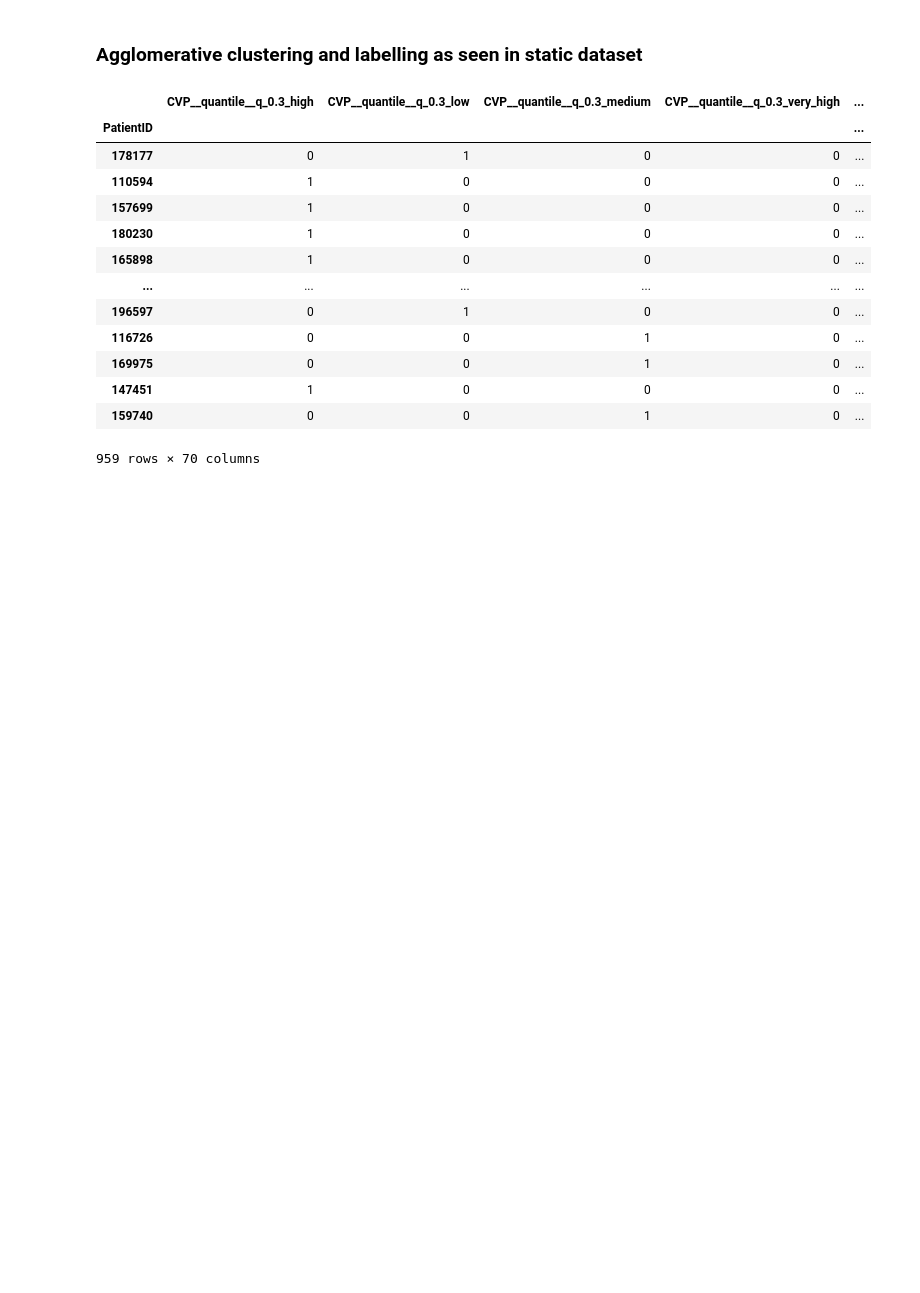
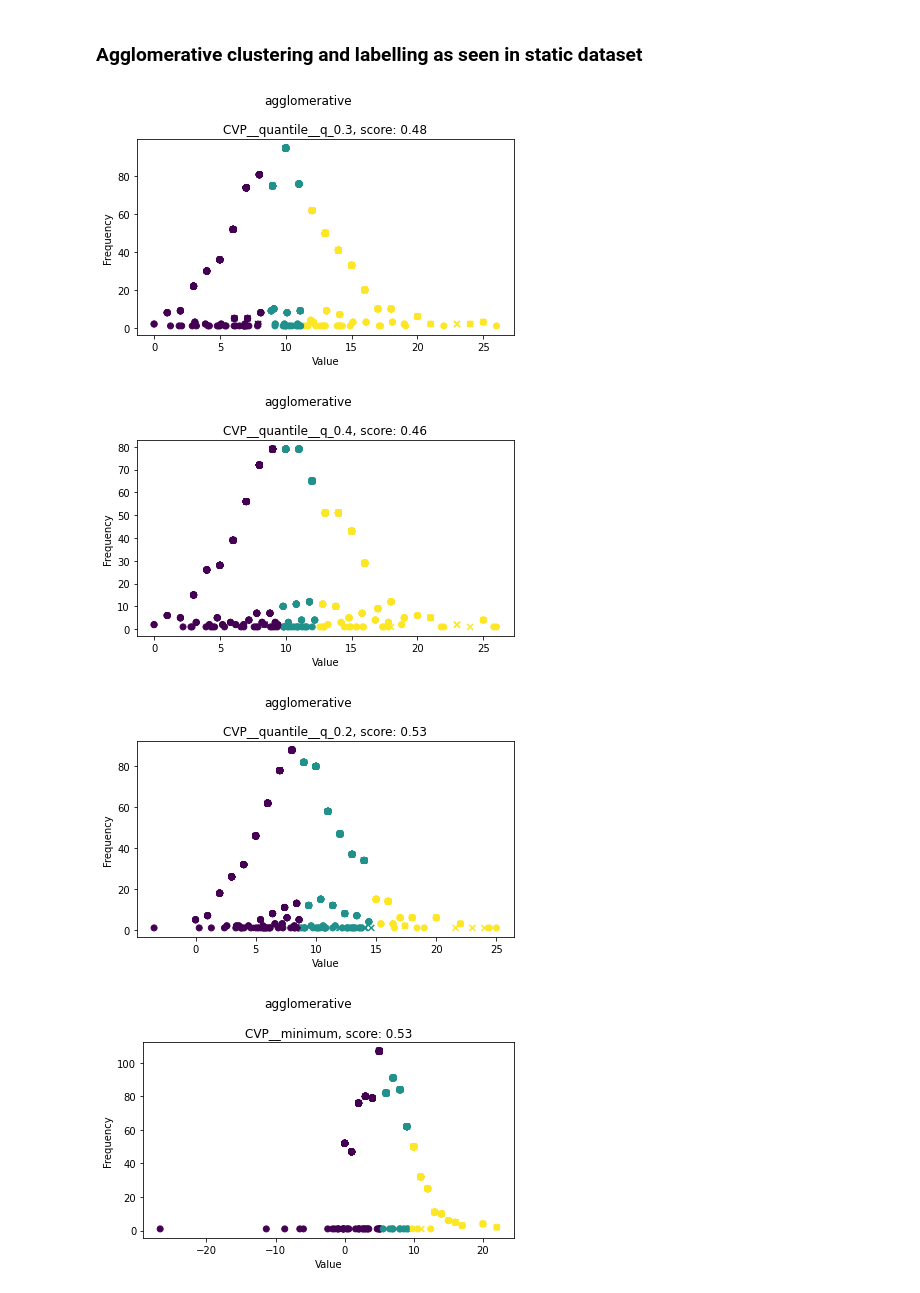
Before and after one commit to BenMarkFrost/LEN_Individual_Project, a Jupyter notebook: Notebooks/temporalMetricExtraction.ipynb, the cells around one changed output. Cells and saved outputs as stored; diff of their text form; code cells hidden in the pictures; blank space fills up the shorter version.

```diff
--- a/Notebooks/temporalMetricExtraction.ipynb
+++ b/Notebooks/temporalMetricExtraction.ipynb
@@ -324,25 +340,15 @@ CVP__quantile__q_0.7
 # %%
 cat = Categorizer(filtered_features)
 
-cat.agglomerative(n_clusters=5)
+cat.agglomerative(n_clusters=3)
+
+cat.display(target=targetSeries)
 
 categories = {0: 'very_low', 1: 'low', 2: 'medium', 3: 'high', 4: 'very_high'}
 
 mapped = cat.map_types(mapping=categories)['agglomerative']
-
-display(mapped)
 # %% [output]
-|  | CVP__quantile__q_0.3_high | CVP__quantile__q_0.3_low | CVP__quantile__q_0.3_medium | CVP__quantile__q_0.3_very_high | ... |
-| PatientID |  |  |  |  | ... |
-| 178177 | 0 | 1 | 0 | 0 | ... |
-| 110594 | 1 | 0 | 0 | 0 | ... |
-| 157699 | 1 | 0 | 0 | 0 | ... |
-| 180230 | 1 | 0 | 0 | 0 | ... |
-| 165898 | 1 | 0 | 0 | 0 | ... |
-| ... | ... | ... | ... | ... | ... |
-| 196597 | 0 | 1 | 0 | 0 | ... |
-| 116726 | 0 | 0 | 1 | 0 | ... |
-| 169975 | 0 | 0 | 1 | 0 | ... |
-| 147451 | 1 | 0 | 0 | 0 | ... |
-| 159740 | 0 | 0 | 1 | 0 | ... |
-959 rows × 70 columns
+[figure, added]
+[figure, added]
+[figure, added]
+[figure, added]
```
Also changed, not shown: parts of 6 cells of this notebook, 32 other files.
